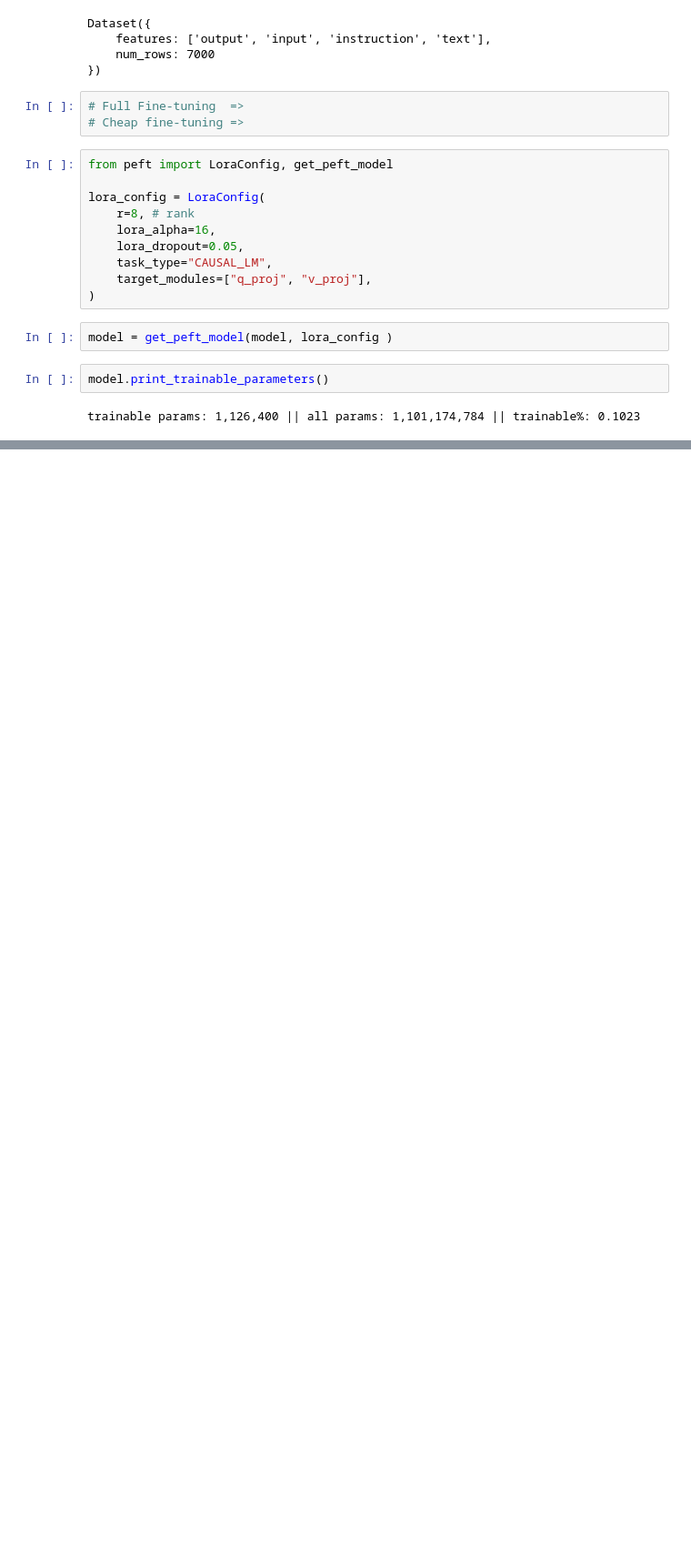
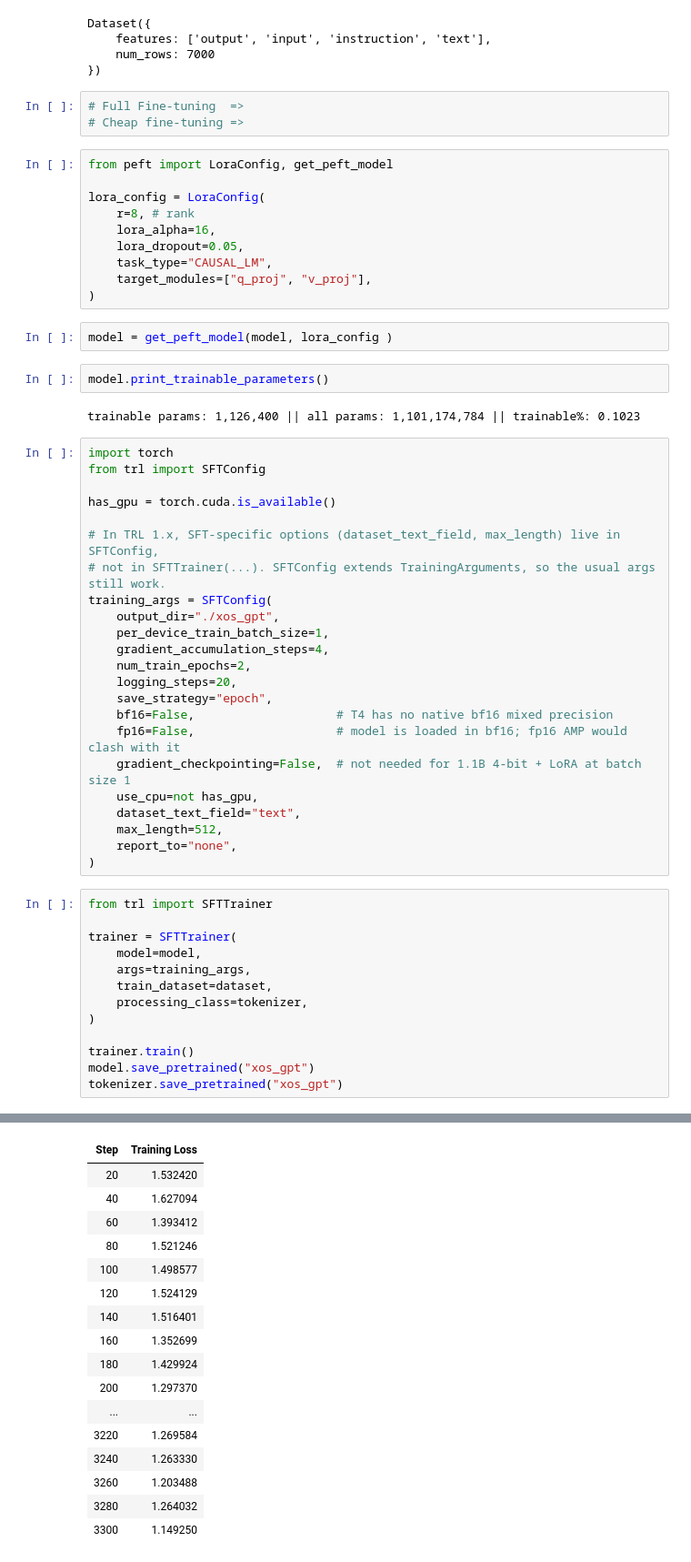
Before and after one commit to ubotirov77/xosGPT, a Jupyter notebook: xos_gpt.ipynb, the cells around one changed output, grey strips where cells are left out. Shown at 91% size. Cells and saved outputs as stored; diff of their text form; blank space fills up the shorter version.

Commit message:
feat: using trl and training xos_gpt model

```diff
--- a/xos_gpt.ipynb
+++ b/xos_gpt.ipynb
@@ -182,3 +182,40 @@ model = get_peft_model(model, lora_config )
 model.print_trainable_parameters()
 # %% [output]
 trainable params: 1,126,400 || all params: 1,101,174,784 || trainable%: 0.1023
+# %%
+import torch
+from trl import SFTConfig
+
+has_gpu = torch.cuda.is_available()
+
+# In TRL 1.x, SFT-specific options (dataset_text_field, max_length) live in SFTConfig,
+# not in SFTTrainer(...). SFTConfig extends TrainingArguments, so the usual args still work.
+training_args = SFTConfig(
+    output_dir="./xos_gpt",
+    per_device_train_batch_size=1,
+    gradient_accumulation_steps=4,
+    num_train_epochs=2,
+    logging_steps=20,
+    save_strategy="epoch",
+    bf16=False,                    # T4 has no native bf16 mixed precision
+    fp16=False,                    # model is loaded in bf16; fp16 AMP would clash with it
+    gradient_checkpointing=False,  # not needed for 1.1B 4-bit + LoRA at batch size 1
+    use_cpu=not has_gpu,
+    dataset_text_field="text",
+    max_length=512,
+    report_to="none",
+)
+# %%
+from trl import SFTTrainer
+
+trainer = SFTTrainer(
+    model=model,
+    args=training_args,
+    train_dataset=dataset,
+    processing_class=tokenizer,
+)
+
+trainer.train()
+model.save_pretrained("xos_gpt")
+tokenizer.save_pretrained("xos_gpt")
+# %% [output]
@@ -184,0 +223,17 @@ trainable params: 1,126,400 || all params: 1,101,174,784 || trainable%: 0.1023
+| Step | Training Loss |
+| 20 | 1.532420 |
+| 40 | 1.627094 |
+| 60 | 1.393412 |
+| 80 | 1.521246 |
+| 100 | 1.498577 |
+| 120 | 1.524129 |
+| 140 | 1.516401 |
+| 160 | 1.352699 |
+| 180 | 1.429924 |
+| 200 | 1.297370 |
+| ... | ... |
+| 3220 | 1.269584 |
+| 3240 | 1.263330 |
+| 3260 | 1.203488 |
+| 3280 | 1.264032 |
+| 3300 | 1.149250 |
```
Also changed, not shown: parts of 13 cells of this notebook.
